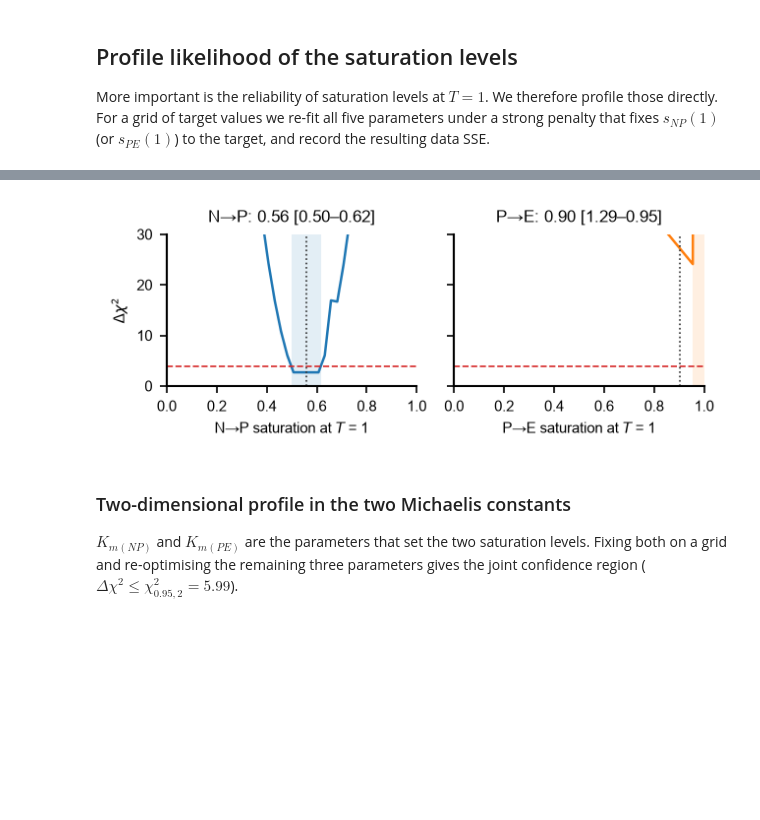
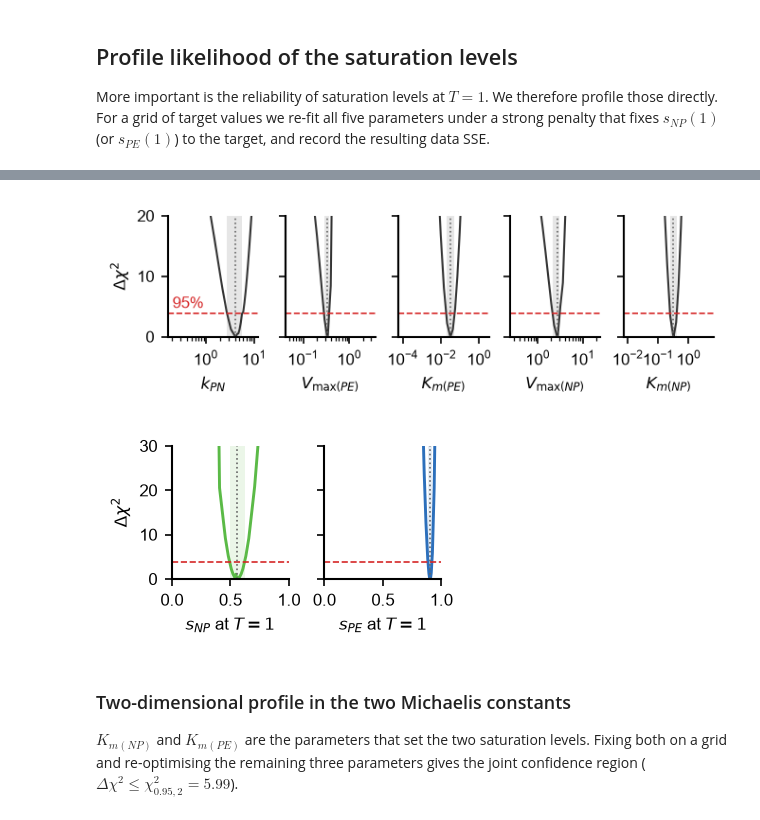
Before and after one commit to berrygroup/publications, a Jupyter notebook: 2026_POLR2A_homeostasis/Modelling/activity_homeostasis/pol_pools_identifiability.ipynb, the cells around one changed output, grey strips where cells are left out. Cells and saved outputs as stored; diff of their text form; code cells hidden in the pictures; blank space fills up the shorter version.

```diff
--- a/2026_POLR2A_homeostasis/Modelling/activity_homeostasis/pol_pools_identifiability.ipynb
+++ b/2026_POLR2A_homeostasis/Modelling/activity_homeostasis/pol_pools_identifiability.ipynb
@@ -26,10 +26,10 @@ plt.rcParams.update(
         "font.sans-serif": ["Arial", "DejaVu Sans", "sans-serif"],
         "font.size": 8,
         "axes.titlesize": 8,
-        "axes.labelsize": 7,
-        "xtick.labelsize": 7,
-        "ytick.labelsize": 7,
-        "legend.fontsize": 7,
+        "axes.labelsize": 8,
+        "xtick.labelsize": 8,
+        "ytick.labelsize": 8,
+        "legend.fontsize": 8,
         "figure.dpi": 150,
         "savefig.dpi": 300,
         "axes.linewidth": 1.0,
@@ -43,4 +43,8 @@ plt.rcParams.update(
 FIT = dict(w_P=3.0, pt_fraction=0.8)
 data = pm.load_data()
 print({k: np.shape(v) for k, v in data.items()})
+
+# pool colours, matching the main figures
+C_NP = "#5bba47"  # N->P, the promoter-proximal (paused) pool
+C_PE = "xkcd:medium blue"  # P->E, the elongating pool
 # %% [output]
@@ -218,7 +223,7 @@ pd.DataFrame(dict(cost=costs, at_global=at_best)).to_csv(
 # land at the same cost (log10 spread < 1e-5), so letting the second hist choose its
 # own bins draws it sub-pixel wide and it disappears
 edges = np.histogram_bin_edges(np.log10(costs), bins=40)
-fig, ax = plt.subplots(figsize=(6 / 2.54, 4 / 2.54))
+fig, ax = plt.subplots(figsize=(6 / 2.54, 3.5 / 2.54))
 ax.hist(
     np.log10(costs),
     bins=edges,
@@ -466,23 +487,69 @@ P->E saturation at T=1: best 0.905, 95% profile CI [1.292, 0.954]
 # %%
-fig, axes = plt.subplots(1, 2, figsize=(11 / 2.54, 4.5 / 2.54), sharey=True)
+PARAM_LABELS = [
+    r"$k_{PN}$",
+    r"$V_{\mathrm{max}(PE)}$",
+    r"$K_{m(PE)}$",
+    r"$V_{\mathrm{max}(NP)}$",
+    r"$K_{m(NP)}$",
+]
+
+# parameter profiles: 5 panels, 11 cm wide
+fig1 = plt.figure(figsize=(11 / 2.54, 3.5 / 2.54), layout="constrained")
+gs1 = fig1.add_gridspec(1, 5, wspace=0.05)
+pax = [fig1.add_subplot(gs1[0, k]) for k in range(5)]
+for ax, (i, label) in zip(pax, enumerate(PARAM_LABELS)):
+    g = prof[prof.param == pm.PARAM_NAMES[i]]
+    lo, hi = ci_from_profile(g.value, g.dchi2)
+    ax.plot(g.value, g.dchi2, color="#333333", lw=1)
+    ax.axhline(THRESH, color="#d62728", lw=0.8, ls="--")
+    ax.axvline(best[i], color="#666666", lw=0.8, ls=":")
+    ax.axvspan(lo, hi, color="#333333", alpha=0.12, lw=0)
+    ax.set_xscale("log")
+    ax.set_ylim(0, 20)
+    ax.set_xlabel(label, fontsize=8)
+    ax.tick_params(labelsize=8)
+    ax.xaxis.set_major_locator(plt.LogLocator(numticks=4))
+    if ax is not pax[0]:
+        ax.tick_params(labelleft=False)
+pax[0].set_ylabel(r"$\Delta\chi^2$", fontsize=8)
+pax[0].text(
+    0.05,
+    THRESH + 0.9,
+    "95%",
+    color="#d62728",
+    fontsize=8,
+    transform=pax[0].get_yaxis_transform(),
+)
+fig1.savefig("plots/fig_profiles_params.pdf")
+
+# saturation profiles: 2 panels, 5 cm wide
+fig2 = plt.figure(figsize=(6 / 2.54, 3.5 / 2.54), layout="constrained")
+gs2 = fig2.add_gridspec(1, 2, wspace=0.05)
+sax = [fig2.add_subplot(gs2[0, 0]), fig2.add_subplot(gs2[0, 1])]
 for ax, (w, lab, col, b) in zip(
-    axes, [("s_np", "N→P", "#1f77b4", s_np0), ("s_pe", "P→E", "#ff7f0e", s_pe0)]
+    sax,
+    [
+        ("s_np", r"$s_{NP}$ at $T = 1$", C_NP, s_np0),
+        ("s_pe", r"$s_{PE}$ at $T = 1$", C_PE, s_pe0),
+    ],
 ):
     g = sat[sat.which == w]
-    ax.plot(g.achieved, g.dchi2, color=col, lw=1.2)
+    ax.plot(g.achieved, g.dchi2, color=col, lw=1.4)
     ax.axhline(THRESH, color="#d62728", lw=0.8, ls="--")
-    ax.axvline(b, color="#333333", lw=0.8, ls=":")
+    ax.axvline(b, color="#666666", lw=0.8, ls=":")
     lo, hi = ci_from_profile(g.achieved, g.dchi2)
     ax.axvspan(lo, hi, color=col, alpha=0.12, lw=0)
     ax.set_xlim(0, 1)
     ax.set_ylim(0, 30)
-    ax.set_xlabel(f"{lab} saturation at $T$ = 1")
-    ax.set_title(f"{lab}: {b:.2f} [{lo:.2f}–{hi:.2f}]", fontsize=8)
-axes[0].set_ylabel(r"$\Delta\chi^2$")
-fig.tight_layout()
-fig.savefig("fig_profile_saturation.pdf")
+    ax.set_xlabel(lab, fontsize=8)
+    ax.tick_params(labelsize=8)
+    ax.xaxis.set_major_locator(plt.MultipleLocator(0.5))
+sax[1].tick_params(labelleft=False)
+sax[0].set_ylabel(r"$\Delta\chi^2$", fontsize=8)
+fig2.savefig("plots/fig_profiles_sat.pdf")
 # %% [output]
-[figure, old version]
+[figure, new version]
+[figure, added]
 # %% [markdown]
 ### Two-dimensional profile in the two Michaelis constants
 
```
Also changed, not shown: parts of 18 cells of this notebook, 4 other files.
